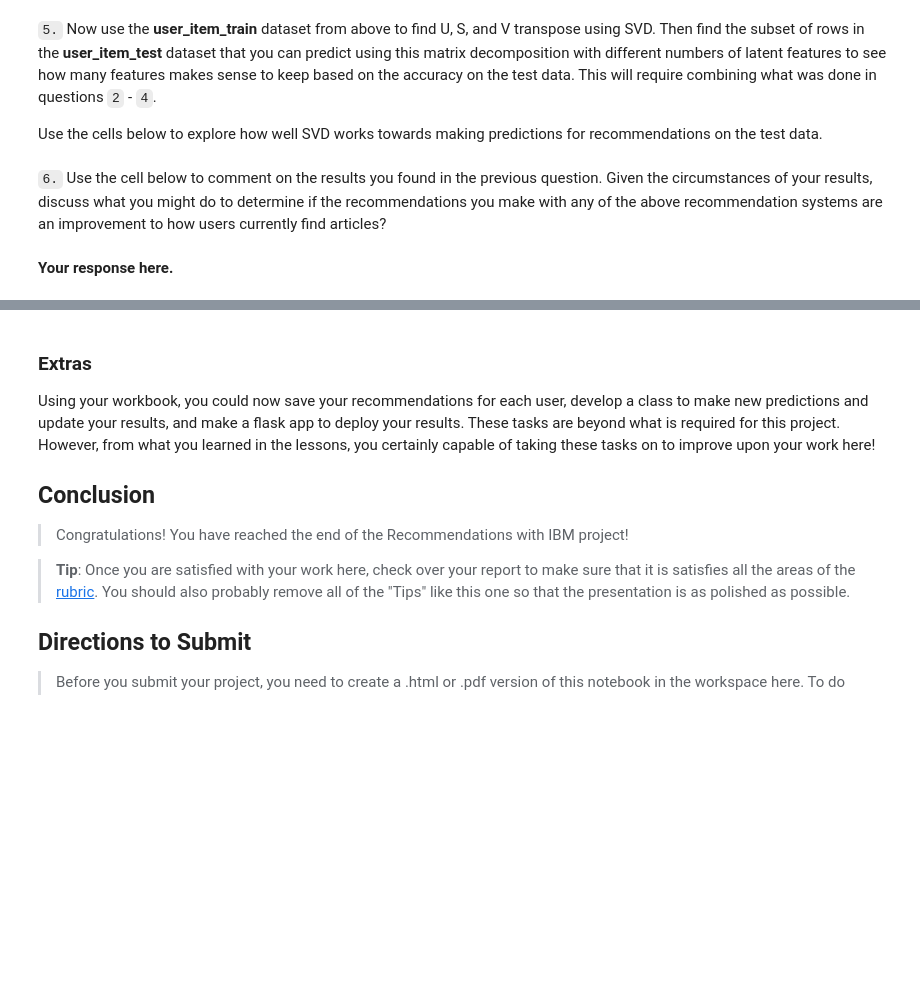
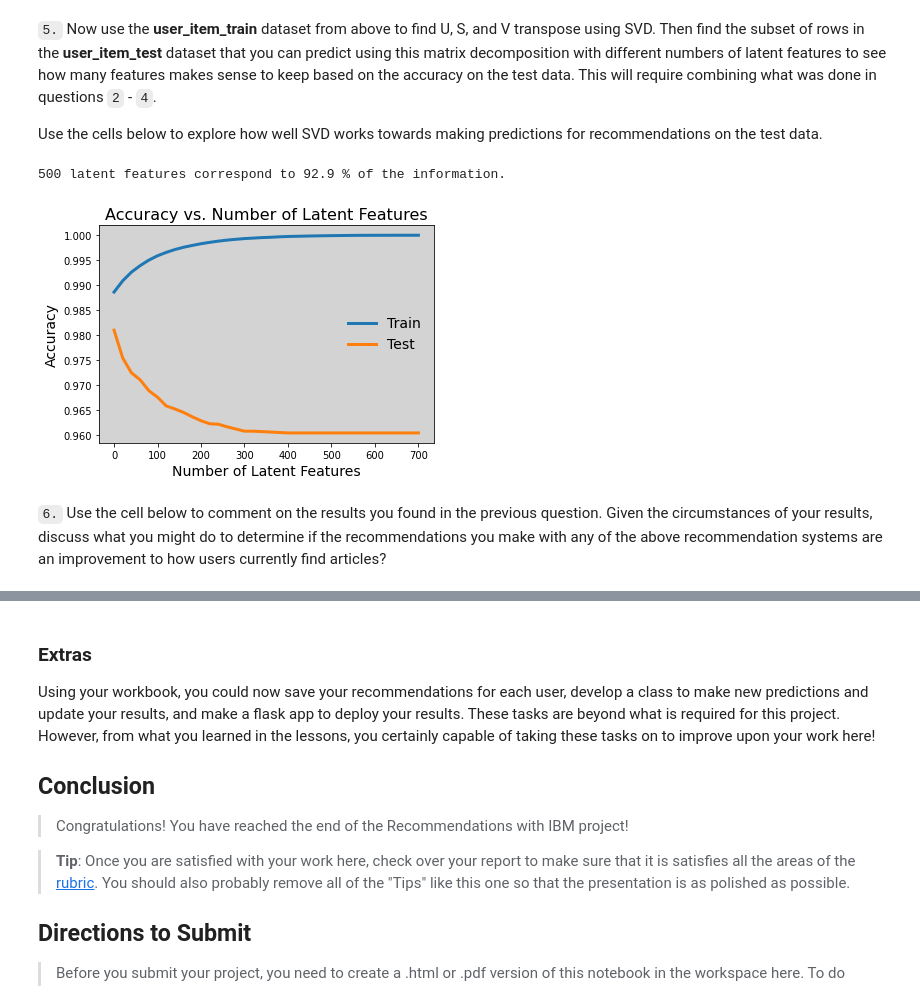
Before and after one commit to oliveirampo/ibm_engine_recommendation, a Jupyter notebook: scr/recommendations_with_IBM.ipynb, the cells around one changed output, grey strips where cells are left out. Saved outputs shown, nothing was run; the diff lists cells and outputs as text; code cells hidden in the pictures; blank space fills up the shorter version.

```diff
--- a/scr/recommendations_with_IBM.ipynb
+++ b/scr/recommendations_with_IBM.ipynb
@@ -790,31 +905,61 @@ test_idx == train_idx
 # %%
-u_test = u_train[common_idx, :]
-vt_test = vt_train[:, common_arts]
+u_test = u_train[row_idxs, :]
+vt_test = vt_train[:, col_idxs]
 # %%
-num_latent_feats = np.arange(10,700+10,20)
-sum_errs = []
+# Use these cells to see how well you can use the training
+# decomposition to predict on test data
+
+num_latent_feats = np.arange(0,700+10,20)
+sum_errs_train = []
+sum_errs_test = []
 
 for k in num_latent_feats:
     # restructure with k latent features
-    s_new, u_new, vt_new = np.diag(s_train[:k]), u_train[:, :k], vt_train[:k, :]
+    s_train_new, u_train_new, vt_train_new = np.diag(s_train[:k]), u_train[:, :k], vt_train[:k, :]
     u_test_new, vt_test_new = u_test[:, :k], vt_test[:k, :]
 
     # take dot product
-    user_item_est = np.around(np.dot(np.dot(u_test_new, s_new), vt_test_new))
+    user_item_train_est = np.around(np.dot(np.dot(u_train_new, s_train_new), vt_train_new))
+    user_item_test_est = np.around(np.dot(np.dot(u_test_new, s_train_new), vt_test_new))
 
     # compute error for each prediction to actual value
-    diffs = np.subtract(user_item_test.loc[test_idx], user_item_est)
+    diffs_train = np.subtract(user_item_train, user_item_train_est)
+    diffs_test = np.subtract(user_item_test, user_item_test_est)
 
     # total errors and keep track of them
-    err = np.sum(np.sum(np.abs(diffs)))
-    sum_errs.append(err)
+    err_train = np.sum(np.sum(np.abs(diffs_train)))
+    err_test = np.sum(np.sum(np.abs(diffs_test)))
 
-
-plt.plot(num_latent_feats, 1 - np.array(sum_errs)/df.shape[0]);
-plt.xlabel('Number of Latent Features');
-plt.ylabel('Accuracy');
-plt.title('Accuracy vs. Number of Latent Features');
+    sum_errs_train.append(err_train)
+    sum_errs_test.append(err_test)
+# %%
+k = 500
+s_train_new = np.diag(s_train[:k])
+s_sum = np.sum(s_train)
+s_sum_k = np.sum(s_train[:k])
+val = 100.0 * (1 + (s_sum_k - s_sum) / s_sum)
+
+print('{} latent features correspond to {:.1f} % of the information.'.format(k, val))
+# %% [output]
+500 latent features correspond to 92.9 % of the information.
+# %%
+ax = plt.axes()
+plt.plot(num_latent_feats, 1 - np.array(sum_errs_train)/(user_item_train.shape[0]*user_item_test.shape[1]),
+         linewidth=3, label='Train');
+plt.plot(num_latent_feats, 1 - np.array(sum_errs_test)/(user_item_test.shape[0]*user_item_test.shape[1]),
+         linewidth=3, label='Test');
+plt.xlabel('Number of Latent Features', fontsize=14);
+plt.ylabel('Accuracy', fontsize=14);
+plt.title('Accuracy vs. Number of Latent Features', fontsize=16);
+ax.set_facecolor('lightgrey')
+plt.legend(fontsize=14, frameon=False);
+
+file_name = '../data/svd_accuracy.png'
+plt.savefig(file_name)
+# %% [output]
+[figure, added]
 # %% [markdown]
-`6.` Use the cell below to comment on the results you found in the previous question. Given the circumstances of your results, discuss what you might do to determine if the recommendations you make with any of the above recommendation systems are an improvement to how users currently find articles?
+`6.` Use the cell below to comment on the results you found in the previous question.
+Given the circumstances of your results, discuss what you might do to determine
+if the recommendations you make with any of the above recommendation systems
+are an improvement to how users currently find articles?
-# %% [markdown]
-**Your response here.**
```
Also changed, not shown: parts of 40 cells of this notebook, 12 other files.
